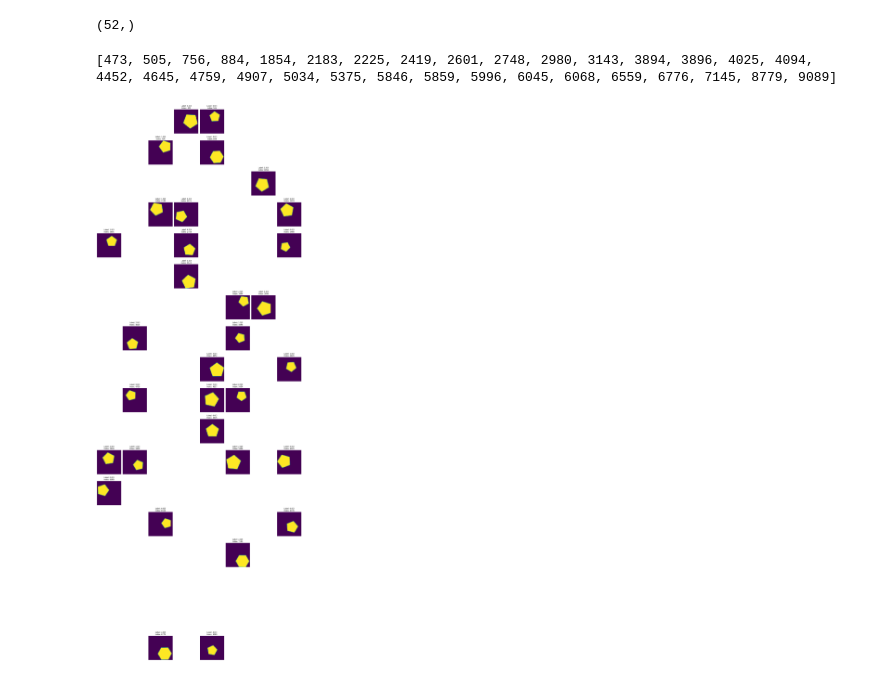
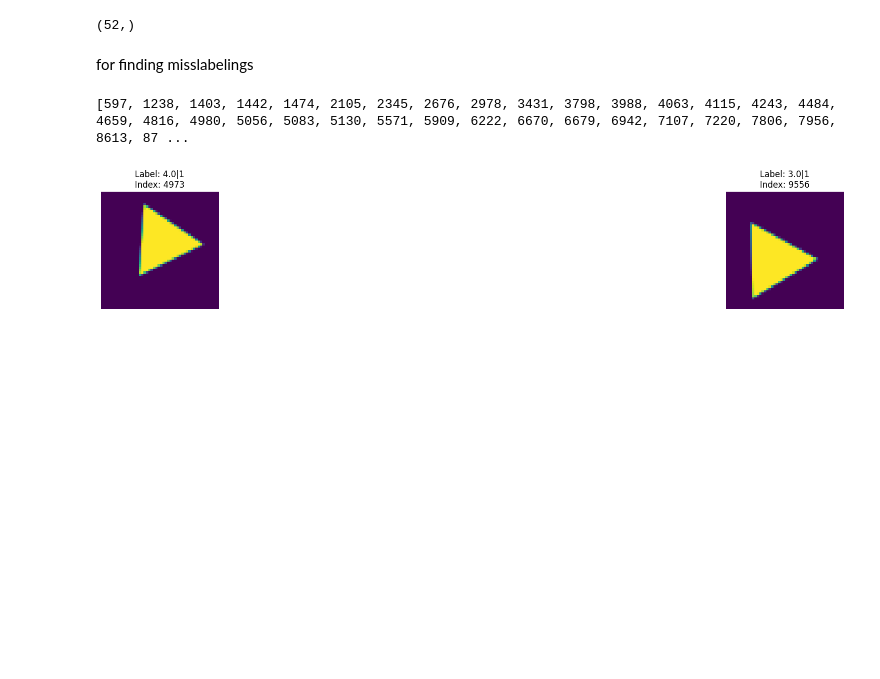
Before and after one commit to BeardMaster/flatland, a Jupyter notebook: Flatland.ipynb, the cells around one changed output. Cells and saved outputs as stored; diff of their text form; code cells hidden in the pictures; blank space fills up the shorter version.

```diff
--- a/Flatland.ipynb
+++ b/Flatland.ipynb
@@ -244,17 +259,17 @@ def tf_preprocessing_wrapper(input_tensor):
 # %%
 model = tf.keras.Sequential([
     # tf.keras.layers.Lambda(tf_preprocessing_wrapper),  # Custom preprocessing
-    #ZeroPadding2D(padding=(3, 3), input_shape=(50, 50, 1)),  # padding=(3, 3) adds 3 rows/columns of zeros on each side
+    # ZeroPadding2D(padding=(3, 3), input_shape=(50, 50, 1)),  # padding=(3, 3) adds 3 rows/columns of zeros on each side
 
     # Convolutional Layer followed by Batch Normalization
-    tf.keras.layers.Conv2D(64, kernel_size=(5, 5), use_bias=True,  input_shape=(50, 50, 1)),  # Set use_bias=False
-    tf.keras.layers.BatchNormalization(),
+    tf.keras.layers.Conv2D(64, kernel_size=(3, 3), use_bias=True,  input_shape=(50, 50, 1)),  # Set use_bias=False
+    # tf.keras.layers.BatchNormalization(),
     tf.keras.layers.Activation('relu'),
 
     # Pooling Layer
     tf.keras.layers.MaxPooling2D(pool_size=(2, 2)),
 
-    tf.keras.layers.Conv2D(64, kernel_size=(5, 5), use_bias=True),  # Set use_bias=False
+    tf.keras.layers.Conv2D(128, kernel_size=(5, 5), use_bias=True),  # Set use_bias=False
     tf.keras.layers.BatchNormalization(),
     tf.keras.layers.Activation('relu'),
 
@@ -262,21 +277,21 @@ model = tf.keras.Sequential([
     tf.keras.layers.MaxPooling2D(pool_size=(2, 2)),
     Dropout(0.2),
 
-    tf.keras.layers.Conv2D(64, kernel_size=(5, 5), use_bias=True),  # Set use_bias=False
-    tf.keras.layers.BatchNormalization(),
-    tf.keras.layers.Activation('relu'),
+    # tf.keras.layers.Conv2D(64, kernel_size=(5, 5), use_bias=True),  # Set use_bias=False
+    # tf.keras.layers.BatchNormalization(),
+    # tf.keras.layers.Activation('relu'),
 
-    # Pooling Layer
-    tf.keras.layers.MaxPooling2D(pool_size=(2, 2)),
-    Dropout(0.2),
+    # # Pooling Layer
+    # tf.keras.layers.MaxPooling2D(pool_size=(2, 2)),
+    # Dropout(0.2),
     # Flatten the output for the Dense layers
     tf.keras.layers.Flatten(),
 
-    # Dense Layer followed by Batch Normalization
-    tf.keras.layers.Dense(128, use_bias=True, kernel_regularizer=l2(0.01)),  # Set use_bias=False
-    tf.keras.layers.BatchNormalization(),
-    tf.keras.layers.Activation('relu'),
-    Dropout(0.2),
+    # # Dense Layer followed by Batch Normalization
+    # tf.keras.layers.Dense(128, use_bias=True, kernel_regularizer=l2(0.01)),  # Set use_bias=False
+    # tf.keras.layers.BatchNormalization(),
+    # tf.keras.layers.Activation('relu'),
+    # Dropout(0.2),
 
     # Dense Layer followed by Batch Normalization
     tf.keras.layers.Dense(64, use_bias=True, kernel_regularizer=l2(0.01)),  # Set use_bias=False
@@ -297,11 +312,11 @@ model = tf.keras.Sequential([
 # model.compile(optimizer='adam', loss='mean_squared_error', metrics=['accuracy'])
 # %%
 # Define the optimizer with a specific learning rate
-optimizer = Adam(learning_rate=0.0001) # Set your desired learning rate
+optimizer = Adam(learning_rate=0.00001) # Set your desired learning rate
 
 model.compile(optimizer=optimizer, loss='sparse_categorical_crossentropy', metrics=['accuracy'])
 # %%
 # 3. Train the Model
-num_epochs=40
-history= model.fit(X_train, y_train, epochs=num_epochs, batch_size=32, validation_split=0.2)
+num_epochs=5
+history= model.fit(X_train, y_train, epochs=num_epochs, batch_size=64, validation_split=0.2)
 # %% [output]
@@ -324,0 +333,4 @@ Epoch 40/40
+# %%
+# 3. Train the Model with aug data
+num_epochs=
+history= model.fit(X_train_augmented, y_train_augmented, epochs=num_epochs, batch_size=64, validation_split=0.2)
@@ -357,6 +390,8 @@ misclassified_indices = np.where(pred != true_classes)[0]
 misclassified_indices.shape
 # %% [output]
 (52,)
+# %% [markdown]
+for finding misslabelings
 # %%
 def bad_shapes(k):
   bad=[]
@@ -366,6 +401,6 @@ def bad_shapes(k):
 
   print(bad)
 # %%
-bad_shapes(3)
+bad_shapes(1)
 # %% [output]
-[473, 505, 756, 884, 1854, 2183, 2225, 2419, 2601, 2748, 2980, 3143, 3894, 3896, 4025, 4094, 4452, 4645, 4759, 4907, 5034, 5375, 5846, 5859, 5996, 6045, 6068, 6559, 6776, 7145, 8779, 9089]
+[597, 1238, 1403, 1442, 1474, 2105, 2345, 2676, 2978, 3431, 3798, 3988, 4063, 4115, 4243, 4484, 4659, 4816, 4980, 5056, 5083, 5130, 5571, 5909, 6222, 6670, 6679, 6942, 7107, 7220, 7806, 7956, 8613, 87 ...
@@ -374,30 +407,30 @@ bad_shapes(3)
 # %%
 misclassified_indices = np.where(pred != true_classes)[0]
 # Define the number of images you want to display
 # Set the number of subplots you want
 # Number of columns
 num_columns = 8
 
 # Calculate the number of rows needed
 num_rows = math.ceil(len(misclassified_indices) / num_columns)
 
 # Create a figure with the calculated number of rows and columns
 plt.figure(figsize=(20, 3 * num_rows))
 
 # Loop over the elements in misclassified_indices
 for idx, i in enumerate(misclassified_indices):
     # Calculate the position of the current subplot
     row = idx // num_columns + 1
     col = idx % num_columns + 1
 
     # Create a subplot at the calculated position
-    if pred[i] == 3:
+    if pred[i] == 1:
       plt.subplot(num_rows, num_columns, row * num_columns - num_columns + col)
       plt.imshow(X[i])  # plot the image at index i
       plt.title(f"Label: {y[i]}|{pred[i]}\nIndex: {i}")
       plt.axis('off')  # turn off axis
 
 plt.tight_layout()
 plt.show()
 # %% [output]
-[figure, old version]
+[figure, new version]
```
Also changed, not shown: parts of 17 cells of this notebook.
